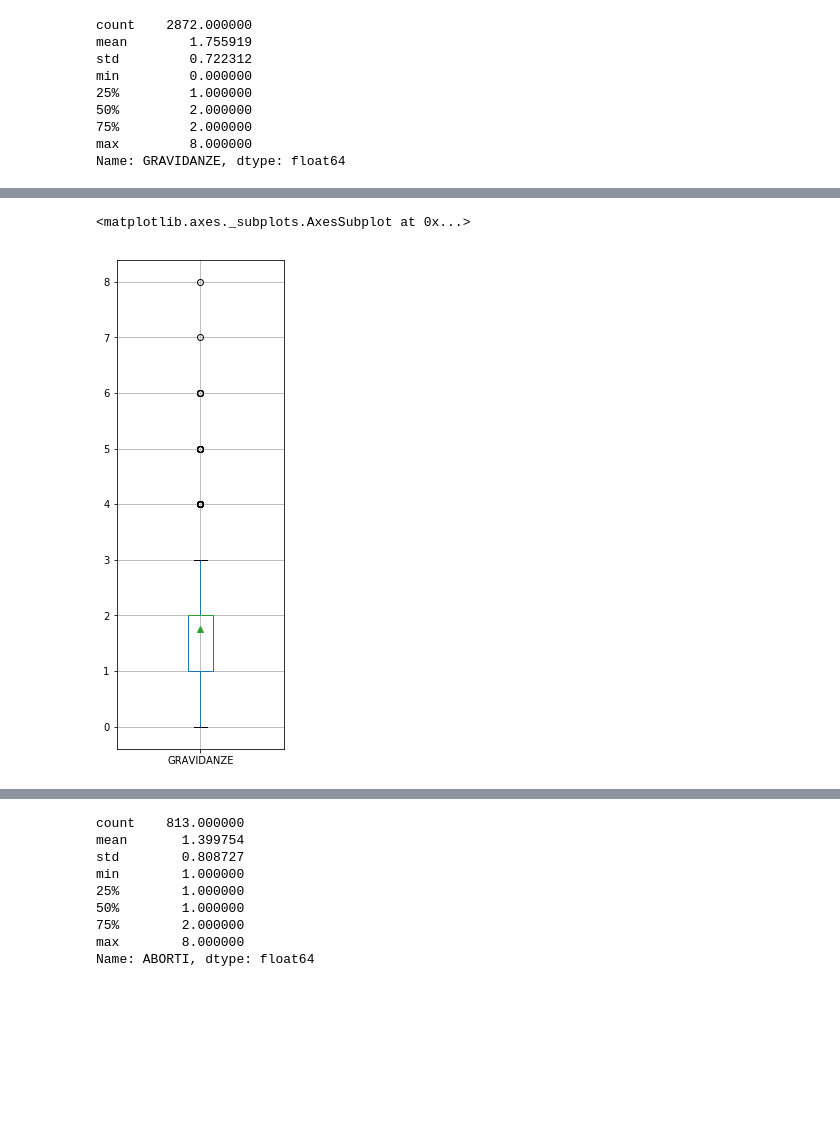
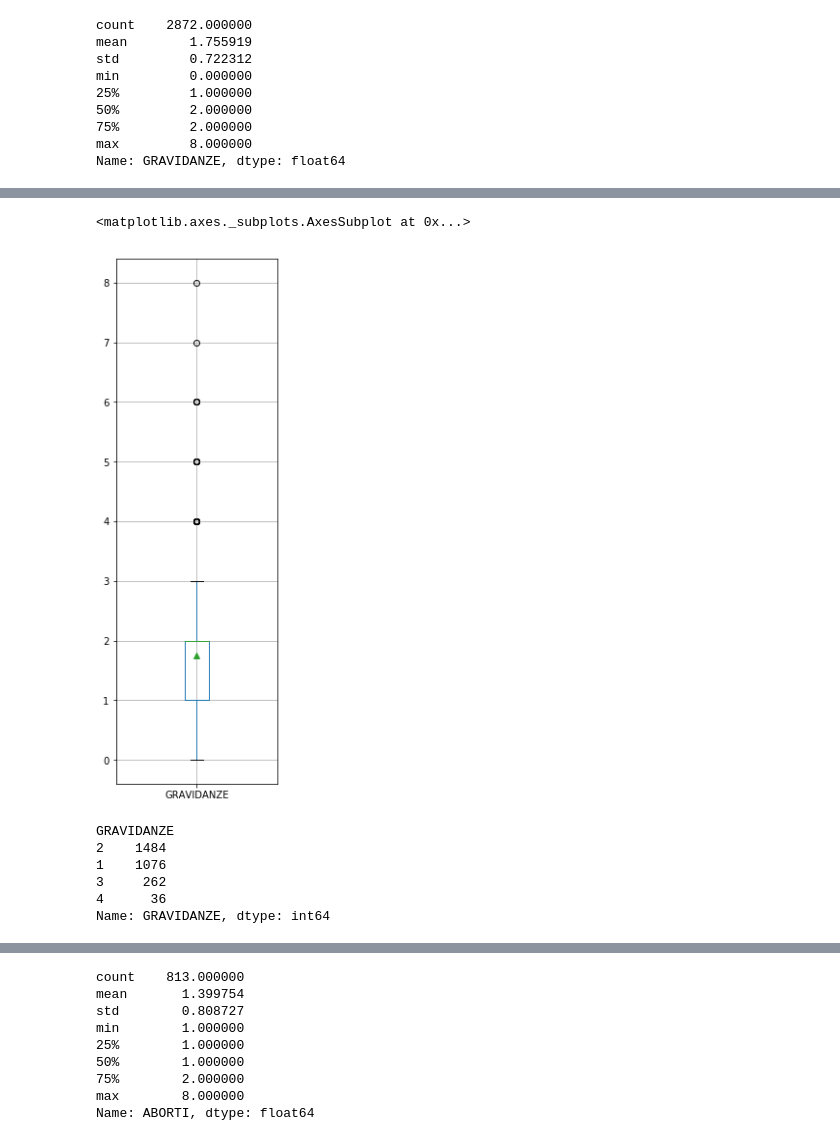
Before and after one commit to Nimerya/Cytological-Reports-Analysis, a Jupyter notebook: exploratory_analysis.ipynb, the cells around one changed output, grey strips where cells are left out. Cells and saved outputs as stored; diff of their text form; code cells hidden in the pictures; blank space fills up the shorter version.

```diff
--- a/exploratory_analysis.ipynb
+++ b/exploratory_analysis.ipynb
@@ -187,5 +221,15 @@ GRAVIDANZE.plot(kind='bar', figsize=(9,5), rot=0, legend=True, color='#2879b0',
 # %%
-df.boxplot('GRAVIDANZE', figsize=(3,9), showmeans=True, rot=0)
+df.boxplot('GRAVIDANZE', figsize=(3,10), showmeans=True, rot=0)
 # %% [output]
 <matplotlib.axes._subplots.AxesSubplot at 0x...>
-[figure, old version]
+[figure, new version]
+# %%
+GRAVIDANZE_PIE = GRAVIDANZE.sort_values(ascending=False)[:4]
+GRAVIDANZE_PIE
+# %% [output]
+GRAVIDANZE
+2    1484
+1    1076
+3     262
+4      36
+Name: GRAVIDANZE, dtype: int64
```
Also changed, not shown: parts of 43 cells of this notebook, 1 other file.
